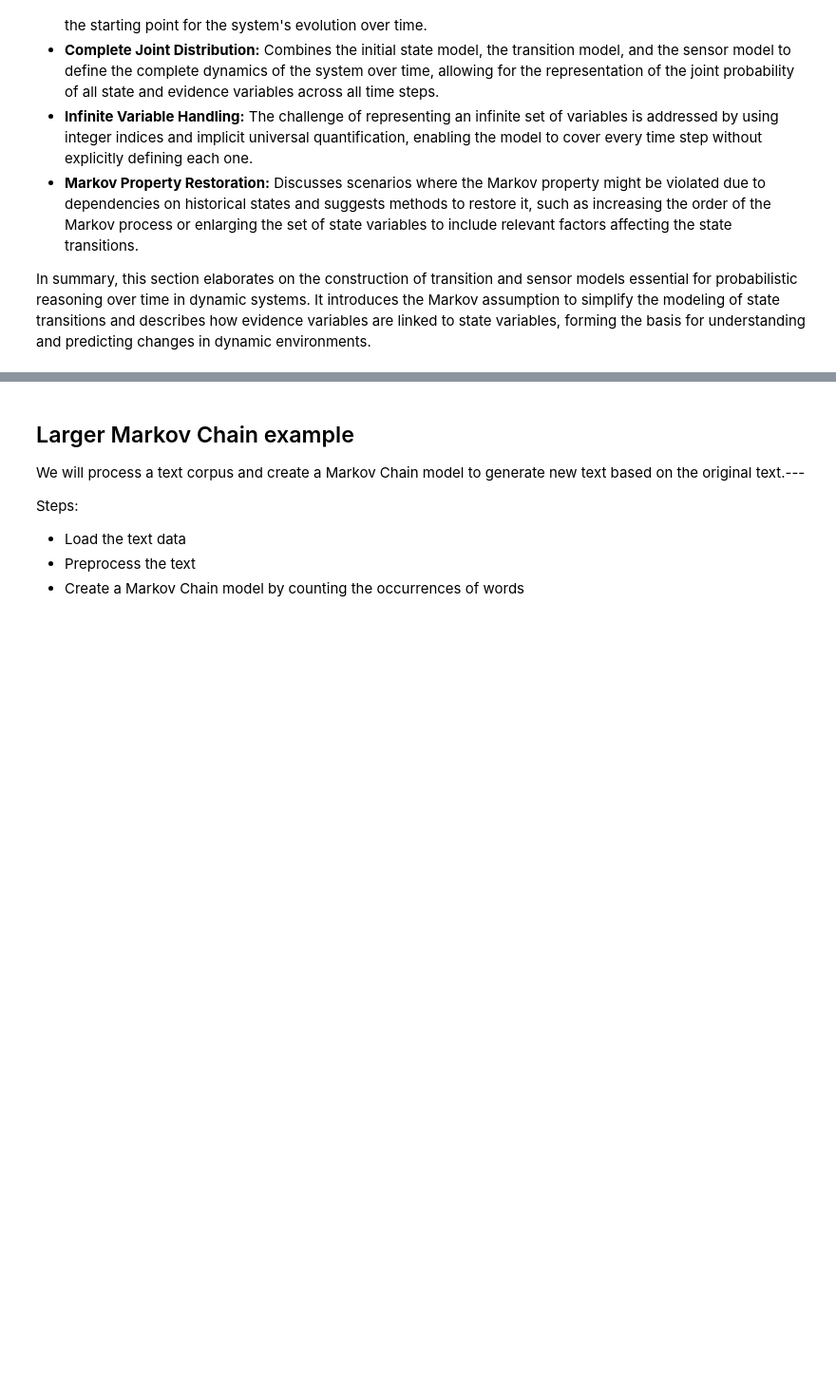
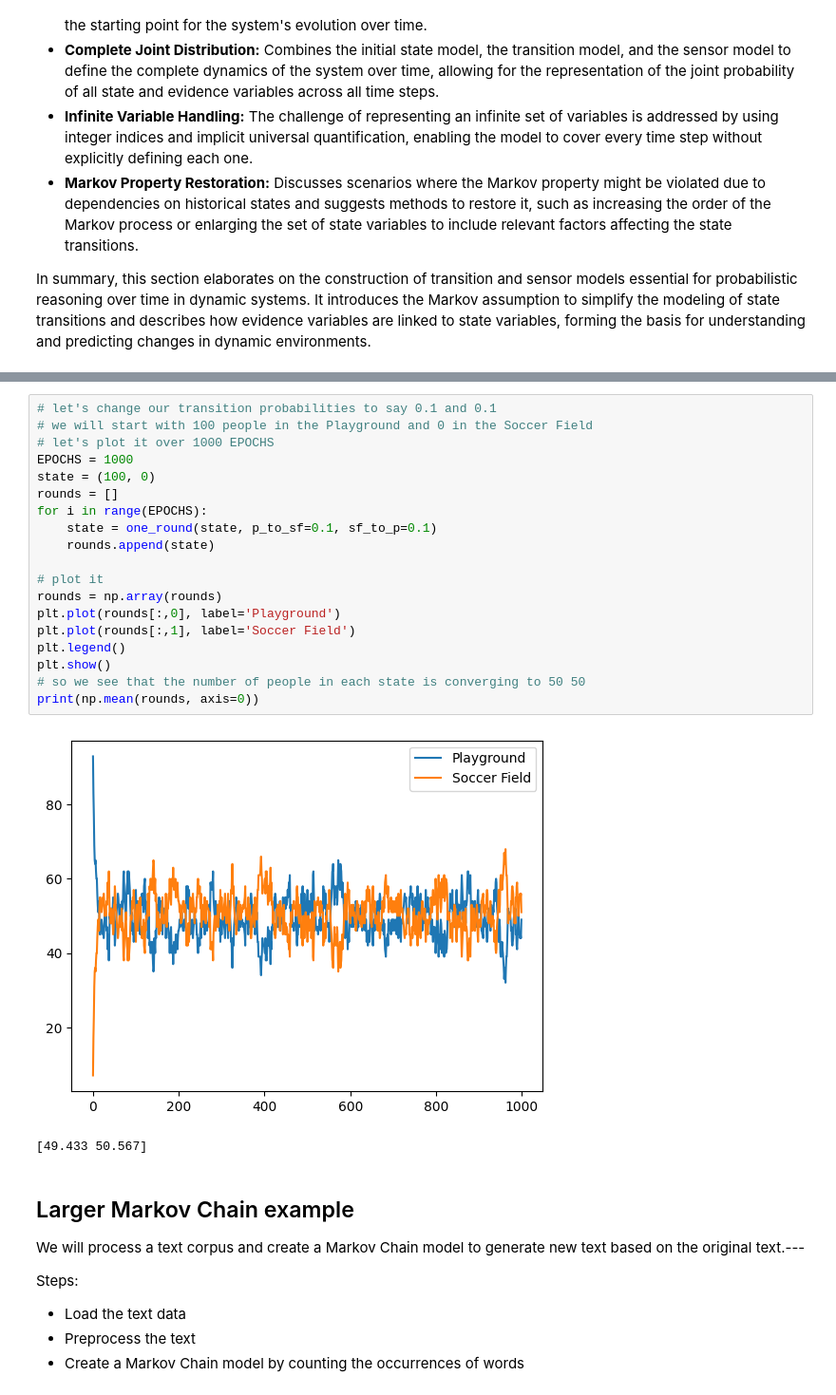
Before and after one commit to ValRCS/RBS_PBM773_Introduction_to_AI, a Jupyter notebook: notebooks/ch14_probabilistic_reasoning_over_time.ipynb, the cells around one changed output, grey strips where cells are left out. Shown at 95% size. Cells and saved outputs as stored; diff of their text form; blank space fills up the shorter version.

Commit message:
Probabilistic Models over Time

```diff
--- a/notebooks/ch14_probabilistic_reasoning_over_time.ipynb
+++ b/notebooks/ch14_probabilistic_reasoning_over_time.ipynb
@@ -189,3 +193,25 @@ print(np.mean(rounds, axis=0))
+# %%
+# let's change our transition probabilities to say 0.1 and 0.1
+# we will start with 100 people in the Playground and 0 in the Soccer Field
+# let's plot it over 1000 EPOCHS
+EPOCHS = 1000
+state = (100, 0)
+rounds = []
+for i in range(EPOCHS):
+    state = one_round(state, p_to_sf=0.1, sf_to_p=0.1)
+    rounds.append(state)
+
+# plot it
+rounds = np.array(rounds)
+plt.plot(rounds[:,0], label='Playground')
+plt.plot(rounds[:,1], label='Soccer Field')
+plt.legend()
+plt.show()
+# so we see that the number of people in each state is converging to 50 50
+print(np.mean(rounds, axis=0))
+# %% [output]
+[figure, added]
+[49.433 50.567]
 # %% [markdown]
 ## Larger Markov Chain example
 
```
Also changed, not shown: parts of 10 cells of this notebook.
